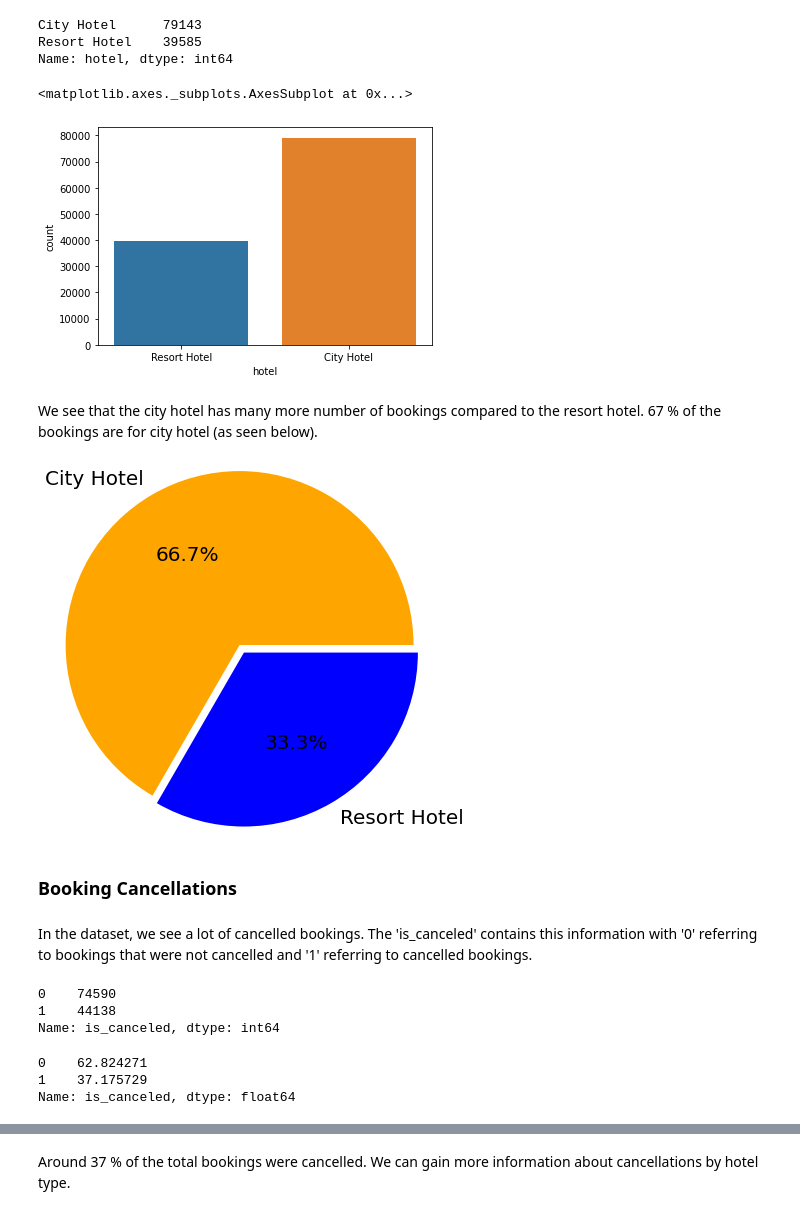
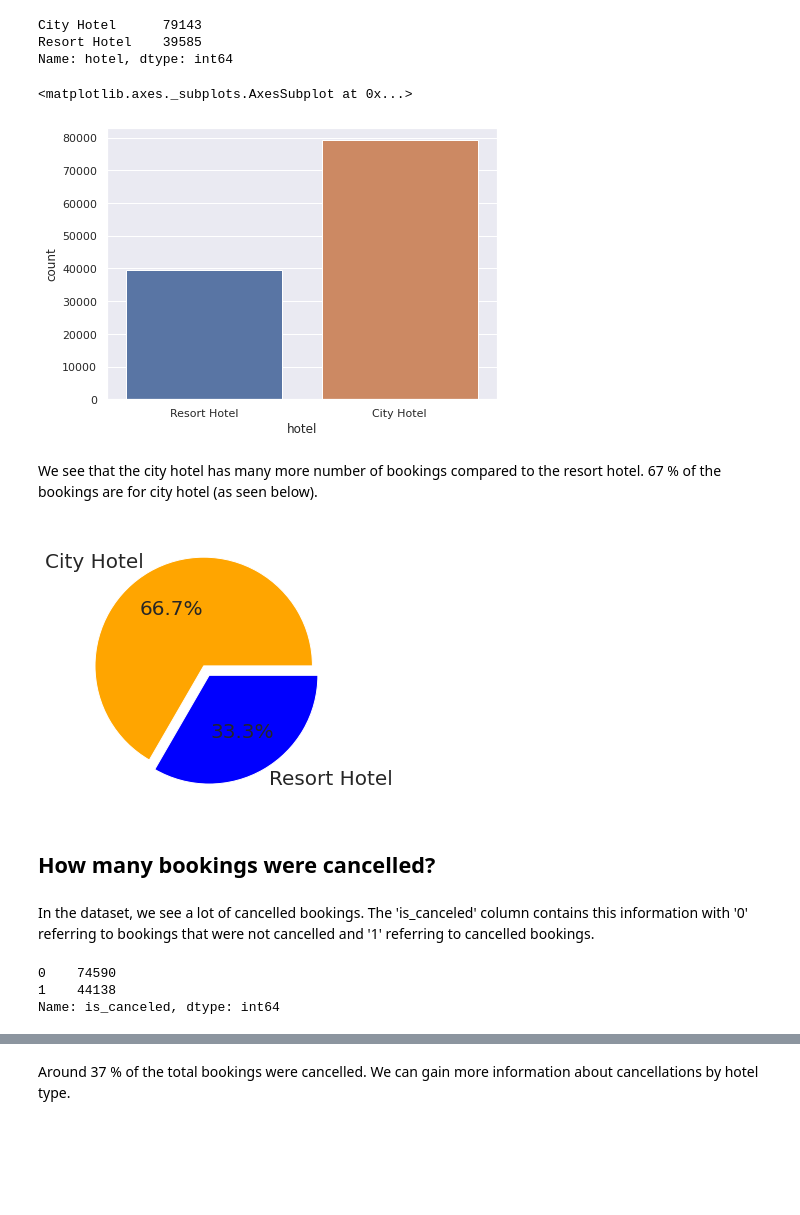
Before and after one commit to ParvezMakandar/Hotel-Booking-Analysis, a Jupyter notebook: Hotel_Booking_Analysis_Capstone_Project.ipynb, the cells around one changed output, grey strips where cells are left out. Cells and saved outputs as stored; diff of their text form; code cells hidden in the pictures; blank space fills up the shorter version.

Commit message:
Sixth commit Hotel Booking Analysis

```diff
--- a/Hotel_Booking_Analysis_Capstone_Project.ipynb
+++ b/Hotel_Booking_Analysis_Capstone_Project.ipynb
@@ -240,10 +202,11 @@ City Hotel      79143
 Resort Hotel    39585
 Name: hotel, dtype: int64
 # %%
+sns.set(rc = {'figure.figsize':(7,5)})
 sns.countplot(hotel_df.hotel)
 # %% [output]
 <matplotlib.axes._subplots.AxesSubplot at 0x...>
-[figure, old version]
+[figure, new version]
 # %% [markdown]
 We see that the city hotel has many more number of bookings compared to the resort hotel. 67 % of the bookings are for city hotel (as seen below).
 # %%
@@ -252,27 +215,20 @@ sizes = hotel_df['hotel'].value_counts().tolist()
 explode = (0, 0.10)
 colors = ['orange', 'blue']
 
-plt.pie(sizes, explode=explode, labels=labels, colors=colors, autopct='%1.1f%%',startangle =0, textprops={'fontsize': 20},radius=2)
+plt.pie(sizes, explode=explode, labels=labels, colors=colors, autopct='%1.1f%%',startangle =0, textprops={'fontsize': 20},radius=1)
 plt.show()
 # %% [output]
-[figure, old version]
+[figure, new version]
-# %% [markdown]
-### Booking Cancellations
+# %% [markdown]
+## How many bookings were cancelled?
 # %% [markdown]
-In the dataset, we see a lot of cancelled bookings. The 'is_canceled' contains this information with '0' referring to bookings that were not cancelled and '1' referring to cancelled bookings.
+In the dataset, we see a lot of cancelled bookings. The 'is_canceled' column contains this information with '0' referring to bookings that were not cancelled and '1' referring to cancelled bookings.
 # %%
  hotel_df['is_canceled'].value_counts()
 # %% [output]
 0    74590
 1    44138
 Name: is_canceled, dtype: int64
-# %%
-# percentage of cancelled bookings
-(hotel_df['is_canceled'].value_counts()/hotel_df.shape[0])*100
-# %% [output]
-0    62.824271
-1    37.175729
-Name: is_canceled, dtype: float64
 # %%
 labels = hotel_df['is_canceled'].value_counts().index.tolist()
 sizes = hotel_df['is_canceled'].value_counts().tolist()
```
Also changed, not shown: parts of 134 cells of this notebook.
